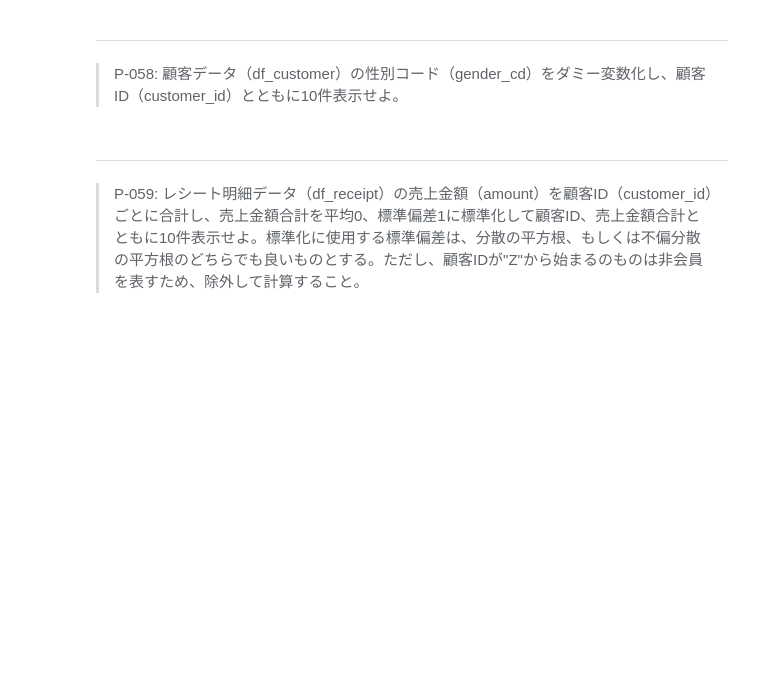
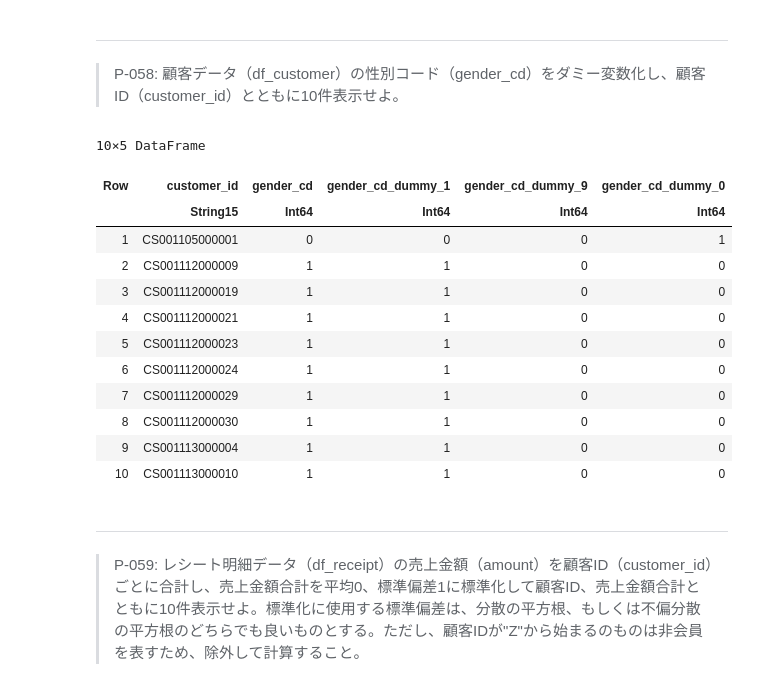
Before and after one commit to kuru-to/100knocks-preprocess, a Jupyter notebook: docker/work/preprocess_knock_Julia.ipynb, the cells around one changed output. Drawn from its saved outputs; the diff is of its cells as text; code cells hidden in the pictures; blank space fills up the shorter version.

```diff
--- a/docker/work/preprocess_knock_Julia.ipynb
+++ b/docker/work/preprocess_knock_Julia.ipynb
@@ -1467,6 +1467,33 @@ end
 # %% [markdown]
 ---
 > P-058: 顧客データ（df_customer）の性別コード（gender_cd）をダミー変数化し、顧客ID（customer_id）とともに10件表示せよ。
+# %%
+lst_gender_cd = unique(df_customer.gender_cd)
+
+df_customer_with_gender_dummy = @chain df_customer begin
+    select(:customer_id, :gender_cd)
+    sort(:customer_id)
+end
+
+for g_c in lst_gender_cd
+    df_customer_with_gender_dummy[!, string("gender_cd_dummy_", g_c)] = Int.(df_customer_with_gender_dummy.gender_cd .== g_c)
+end
+
+first(df_customer_with_gender_dummy, 10)
+# %% [output]
+10×5 DataFrame
+| Row | customer_id | gender_cd | gender_cd_dummy_1 | gender_cd_dummy_9 | gender_cd_dummy_0 |
+|  | String15 | Int64 | Int64 | Int64 | Int64 |
+| 1 | CS001105000001 | 0 | 0 | 0 | 1 |
+| 2 | CS001112000009 | 1 | 1 | 0 | 0 |
+| 3 | CS001112000019 | 1 | 1 | 0 | 0 |
+| 4 | CS001112000021 | 1 | 1 | 0 | 0 |
+| 5 | CS001112000023 | 1 | 1 | 0 | 0 |
+| 6 | CS001112000024 | 1 | 1 | 0 | 0 |
+| 7 | CS001112000029 | 1 | 1 | 0 | 0 |
+| 8 | CS001112000030 | 1 | 1 | 0 | 0 |
+| 9 | CS001113000004 | 1 | 1 | 0 | 0 |
+| 10 | CS001113000010 | 1 | 1 | 0 | 0 |
 # %% [markdown]
 ---
 > P-059: レシート明細データ（df_receipt）の売上金額（amount）を顧客ID（customer_id）ごとに合計し、売上金額合計を平均0、標準偏差1に標準化して顧客ID、売上金額合計とともに10件表示せよ。標準化に使用する標準偏差は、分散の平方根、もしくは不偏分散の平方根のどちらでも良いものとする。ただし、顧客IDが"Z"から始まるのものは非会員を表すため、除外して計算すること。
```
Also changed, not shown: parts of 4 cells of this notebook.
